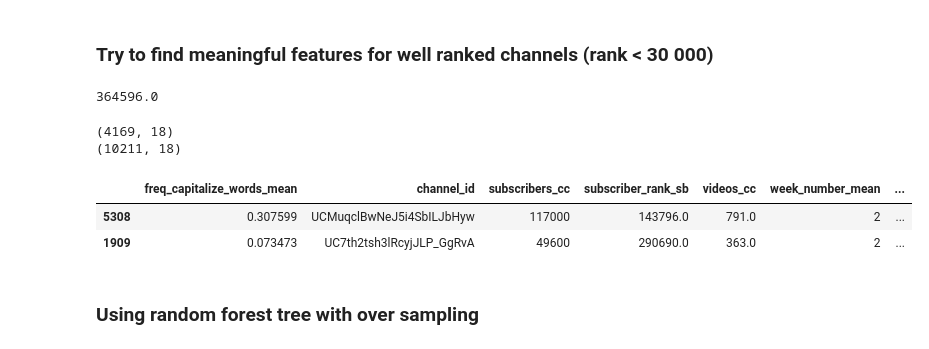
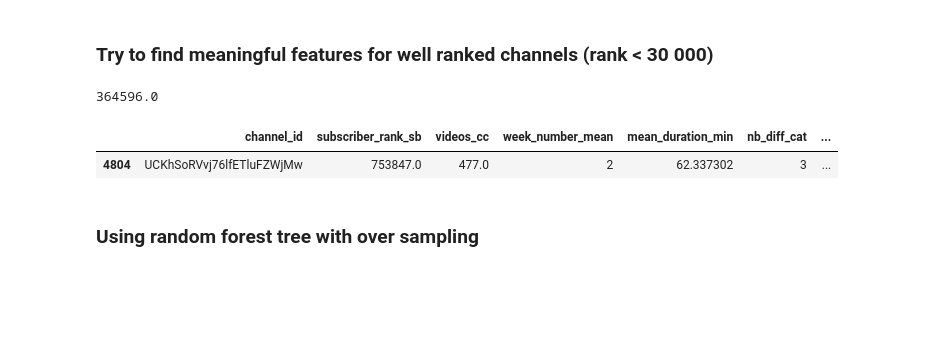
Before and after one commit to epfl-ada/ada-2022-project-adaptation, a Jupyter notebook: MS3_Analysis.ipynb, the cells around one changed output. Drawn from its saved outputs; the diff is of its cells as text; code cells hidden in the pictures; blank space fills up the shorter version.

```diff
--- a/MS3_Analysis.ipynb
+++ b/MS3_Analysis.ipynb
@@ -985,2 +1105,0 @@ df_channels_subs
-# %%
-dataset = pd.merge(df_channels_subs, dataset, on="channel_id")
@@ -991,3 +1105,0 @@ full_metadatas["freq_capitalize_words_mean"] = full_metadatas.groupby("channel_i
-# %%
-full_metadatas = full_metadatas.sort_values("channel_id")
-dataset = dataset.sort_values("channel_id")
@@ -997,3 +1105,0 @@ to_add = to_add.drop_duplicates()
-# %%
-dataset = pd.merge(to_add, dataset, on="channel_id")
-dataset.shape
@@ -1036,19 +1131,12 @@ dataset.subscriber_rank_sb.median()
 # %% [output]
 364596.0
 # %%
-dataset["big_channel"] = np.where(dataset.subscribers_cc > 80_000, 1, 0)
+dataset["well_ranked"] = np.where(dataset.subscriber_rank_sb < 30_000, 1, 0)
-# %%
-print(dataset[dataset.big_channel == 1].shape)
-print(dataset[dataset.big_channel == 0].shape)
-# %% [output]
-(4169, 18)
-(10211, 18)
 # %%
-dataset.sample(2)
+dataset.sample()
 # %% [output]
-|  | freq_capitalize_words_mean | channel_id | subscribers_cc | subscriber_rank_sb | videos_cc | week_number_mean | ... |
-| 5308 | 0.307599 | UCMuqclBwNeJ5i4SbILJbHyw | 117000 | 143796.0 | 791.0 | 2 | ... |
-| 1909 | 0.073473 | UC7th2tsh3lRcyjJLP_GgRvA | 49600 | 290690.0 | 363.0 | 2 | ... |
+|  | channel_id | subscriber_rank_sb | videos_cc | week_number_mean | mean_duration_min | nb_diff_cat | ... |
+| 4804 | UCKhSoRVvj76lfETluFZWjMw | 753847.0 | 477.0 | 2 | 62.337302 | 3 | ... |
 # %% [markdown]
 ### Using random forest tree with over sampling
 # %%
```
Also changed, not shown: parts of 62 cells of this notebook.
